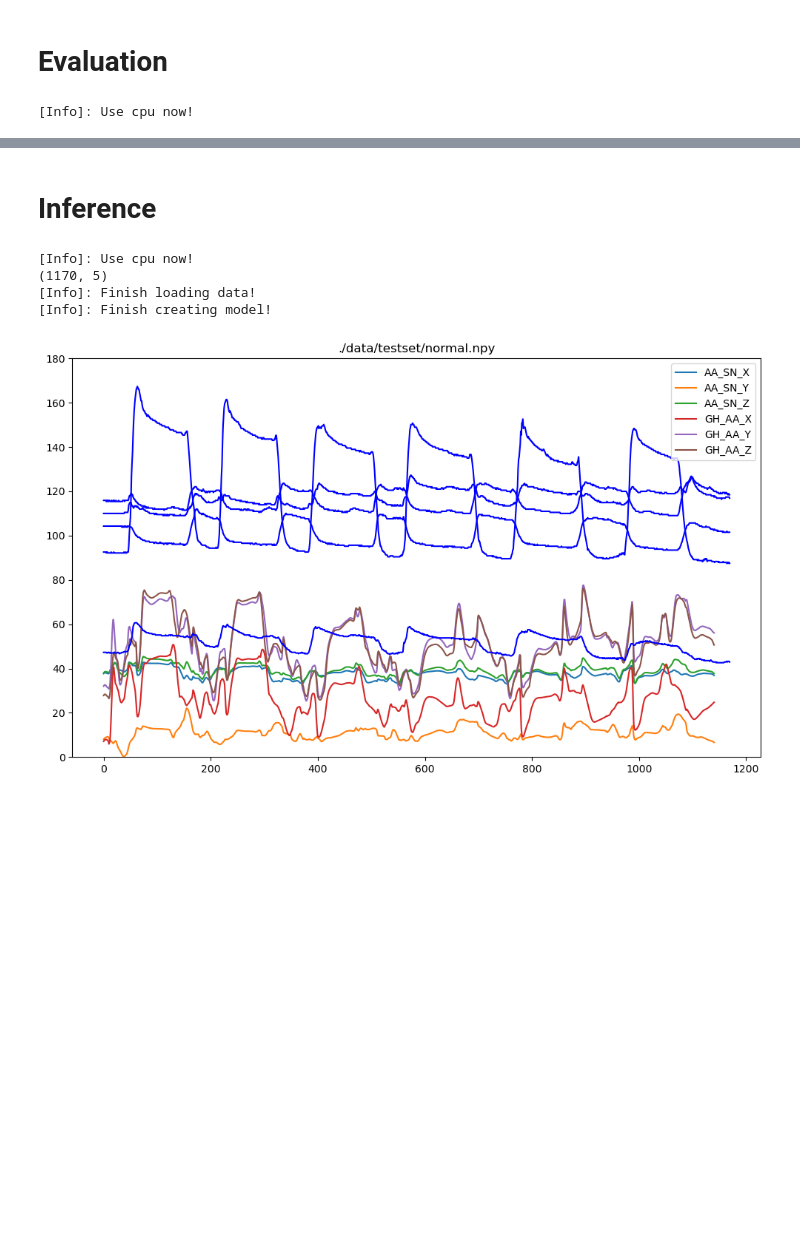
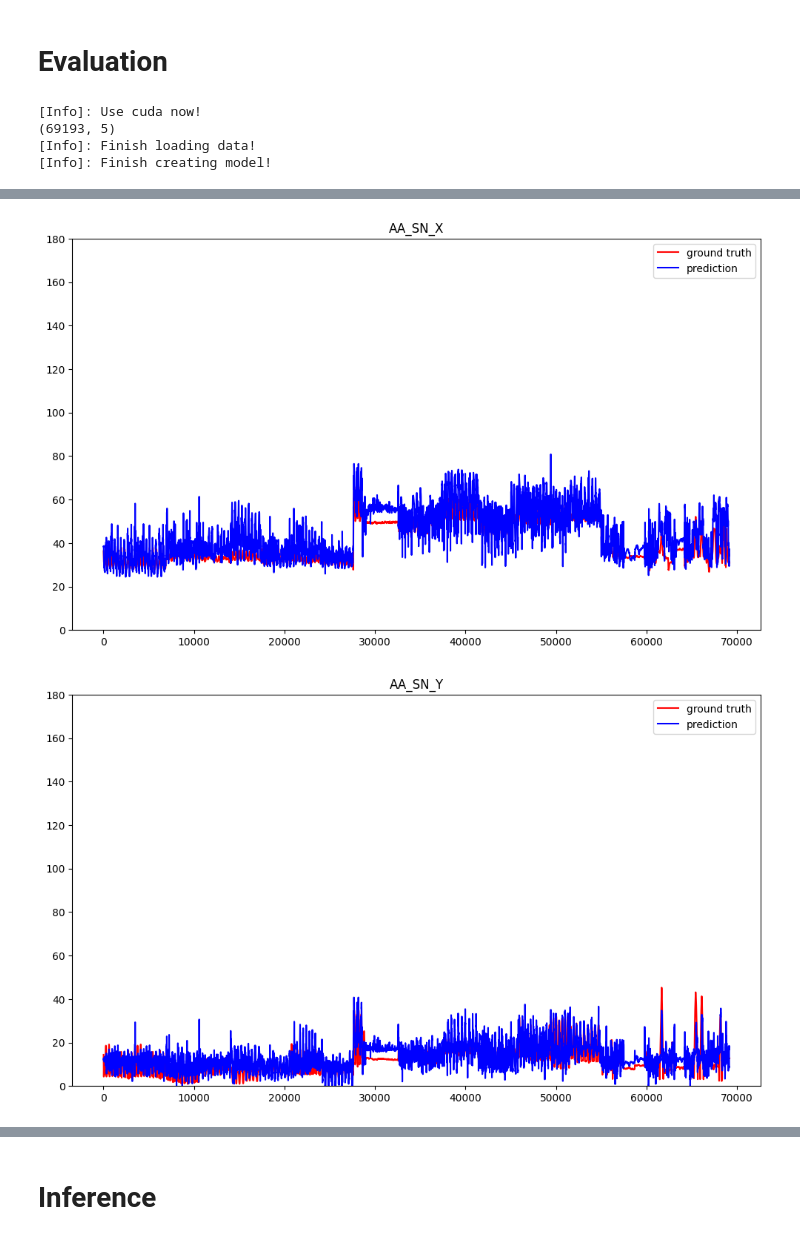
Before and after one commit to CSUHYD/ShoulderSensor, a Jupyter notebook: attention.ipynb, the cells around one changed output, grey strips where cells are left out. Cells and saved outputs as stored; diff of their text form; code cells hidden in the pictures; blank space fills up the shorter version.

Commit message:
train c-t-attention model
RMSE on train dataset: 8.44

```diff
--- a/attention.ipynb
+++ b/attention.ipynb
@@ -190,7 +191,7 @@ def get_dataloader(data_dir, windowLength, batch_size, n_workers):
     )
     return train_loader, valid_loader
 # %%
-train_loader, valid_loader = get_dataloader('./data/trainset/', 30, 32, 0)
+train_loader, valid_loader = get_dataloader('./data/trainset/', 32, 64, 0)
 for index, data in enumerate(train_loader):
     print(data[0].size())
     break
@@ -419,15 +420,17 @@ import torch.nn as nn
 from torch.optim import AdamW
 from torch.utils.data import DataLoader, random_split
 
+# Attention(d_channel=128, d_temporal=32, window_length=32, dropout=0.1), input_size=(64, 32, 5))
 
 def parse_args():
     """arguments"""
     config = {
     "data_dir": "./data/trainset/",
-    "save_path": f"model/{datetime.now().strftime('%Y-%m-%d-%H-%M')}.ckpt",
+    "save_path": f"model/channel_temporal_attention-{datetime.now().strftime('%Y-%m-%d-%H-%M')}.ckpt",
 
-    "window_length": 30,
-    "d_model": 80,
+    "window_length": 32,
+    "d_channel": 128,
+    "d_temporal": 32,
     "dropout": 0.1,
     "batch_size": 32,
 
@@ -445,7 +448,8 @@ def main(
     data_dir,
     save_path,
     window_length,
-    d_model,
+    d_channel,
+    d_temporal,
     dropout,
     batch_size,
     n_workers,
@@ -462,7 +466,7 @@ def main(
     train_iterator = iter(train_loader)
     print(f"[Info]: Finish loading data!",flush = True)
 
-    model = Attention(d_model, dropout).to(device)
+    model = Attention(d_channel, d_temporal, window_length, dropout=0.1).to(device)
     criterion = nn.MSELoss()
     optimizer = AdamW(model.parameters(), lr=1e-3)
     scheduler = get_cosine_schedule_with_warmup(optimizer, warmup_steps, total_steps)
@@ -530,12 +534,14 @@ import matplotlib.pyplot as plt
 def parse_args():
     """arguments"""
     config = {
-    "data_dir": "./data/testset/",
-    "model_path": "./model/attention-2021-08-30-14-29.ckpt",
+    "data_dir": "./data/trainset/",
+    "model_path": "./model/channel_temporal_attention-2021-09-07-17-59.ckpt",
     "output_path": "./result/output.csv",
-    "window_length": 30,
-    "d_model": 80,
+    "window_length": 32,
+    "d_channel": 128,
+    "d_temporal": 32,
     "dropout": 0.0,
+    "batch_size": 1,
     }
 
     return config
@@ -546,8 +552,10 @@ def main(
     model_path,
     output_path,
     window_length,
-    d_model,
-    dropout
+    d_channel,
+    d_temporal,
+    dropout,
+    batch_size
 ):
     """Main function."""
     device = torch.device("cuda" if torch.cuda.is_available() else "cpu")
@@ -557,17 +565,17 @@ def main(
 
     dataloader = DataLoader(
     dataset,
-    batch_size=1,
+    batch_size,
     shuffle=False,
     drop_last=False,
     num_workers=0,
     collate_fn=collate_batch,
     )
-
     print(f"[Info]: Finish loading data!",flush = True)
 
-    model = Attention(d_model, dropout).to(device)
-    model.load_state_dict(torch.load(model_path, map_location=torch.device('cpu')))
+    model = Attention(d_channel, d_temporal, window_length, dropout)
+    model.load_state_dict(torch.load(model_path))
+#     model.load_state_dict(torch.load(model_path, map_location=torch.device('cpu')))
     model.eval()
     print(f"[Info]: Finish creating model!",flush = True)
 
@@ -578,7 +586,8 @@ def main(
     preds_list = []
     for sensor, angle in tqdm(dataloader):
         with torch.no_grad():
-            sensor = sensor.to(device)
+#             sensor = sensor.to(device)
+            sensor = sensor
             outs = model(sensor)
             preds = outs.cpu()
             results.append([angle.numpy(), preds.numpy()])
@@ -615,4 +624,7 @@ def visualize_result(label, predict):
 if __name__ == "__main__":
     main(**parse_args())
 # %% [output]
-[Info]: Use cpu now!
+[Info]: Use cuda now!
+(69193, 5)
+[Info]: Finish loading data!
+[Info]: Finish creating model!
@@ -619,0 +633,2 @@ FileNotFoundError: [Errno 2] No such file or directory: 'data/testset/sensor.npy
+[figure, added]
+[figure, added]
@@ -699,9 +718,3 @@ def visualize_result(sensor, predict, dataDir):
 
 if __name__ == "__main__":
     main(**parse_args())
-# %% [output]
-[Info]: Use cpu now!
-(1170, 5)
-[Info]: Finish loading data!
-[Info]: Finish creating model!
-[figure, removed]
```
Also changed, not shown: parts of 3 cells of this notebook, 8 other files.
